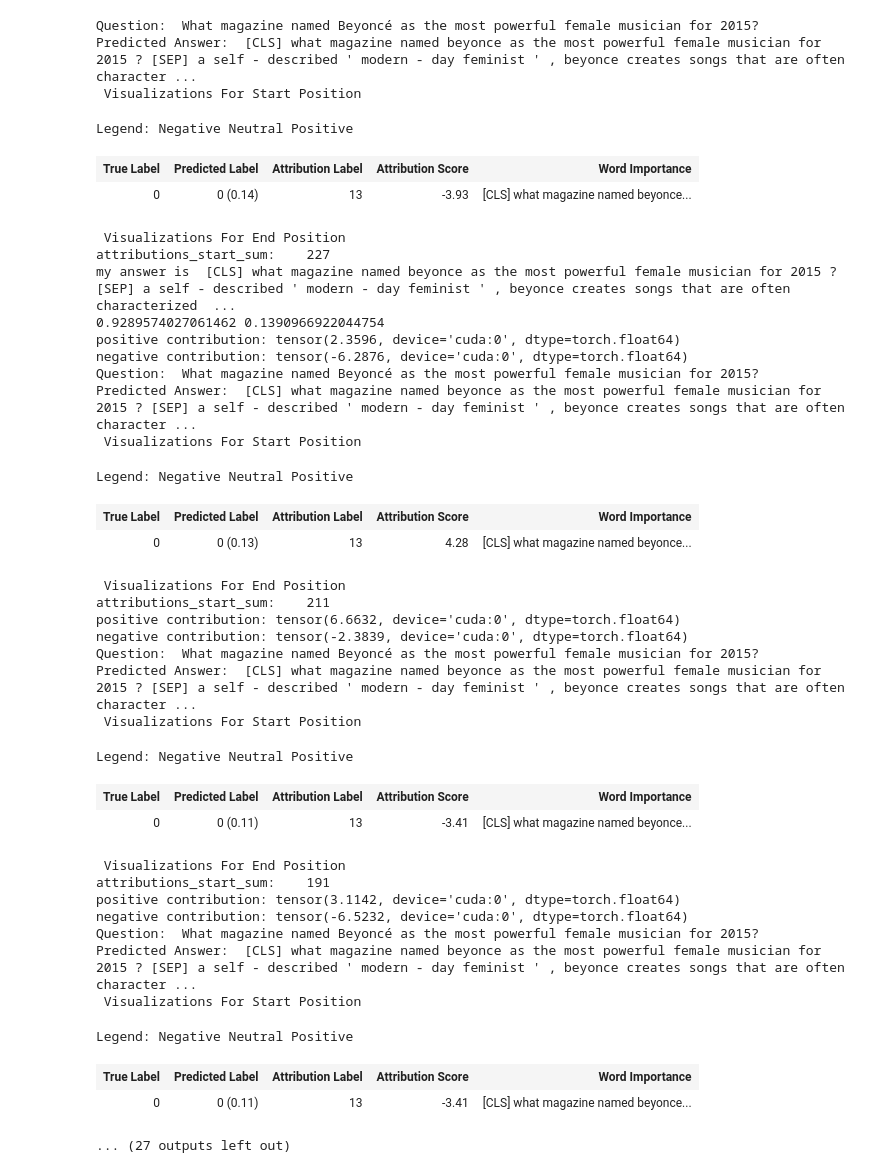
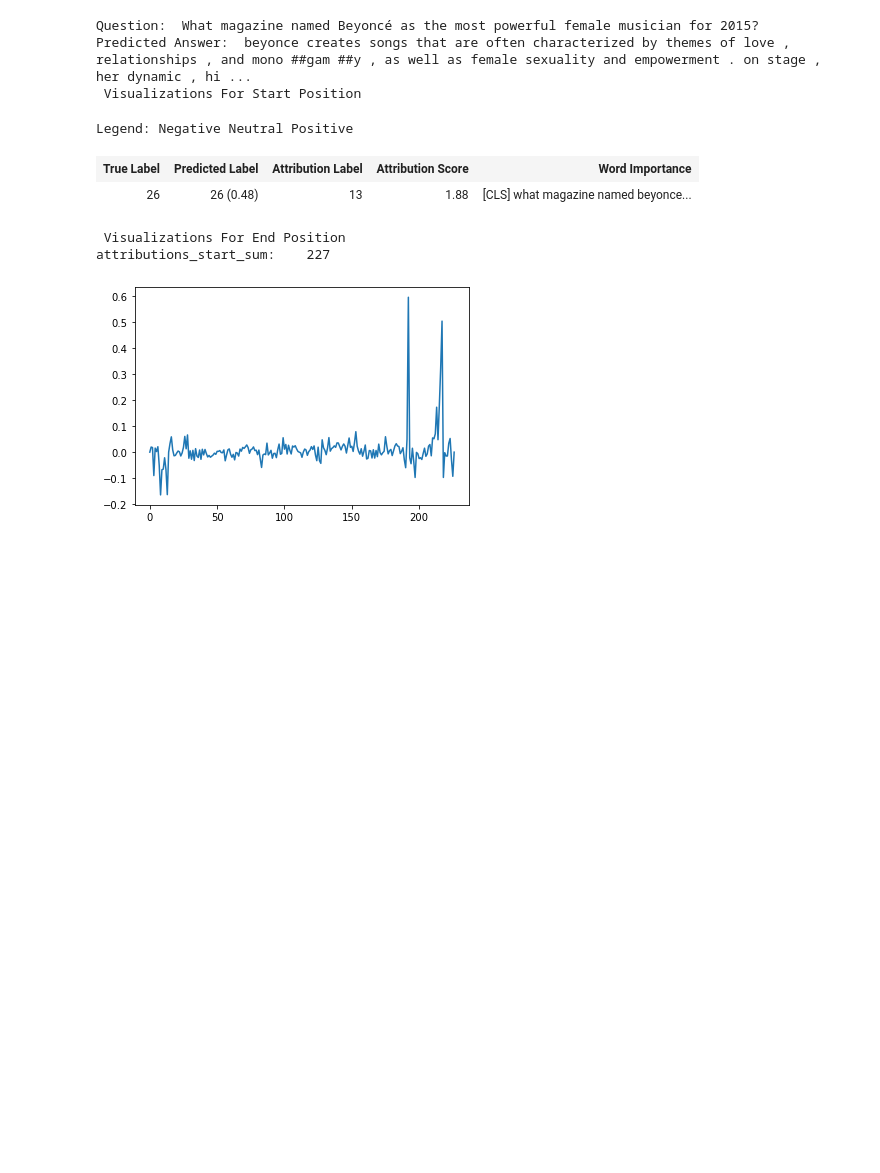
Before and after one commit to Gzk738/GZK_Code, a Jupyter notebook: XAI/2020sep09/随机权重.ipynb, the cells around one changed output. Cells and saved outputs as stored; diff of their text form; code cells hidden in the pictures; blank space fills up the shorter version.

```diff
--- a/XAI/2020sep09/随机权重.ipynb
+++ b/XAI/2020sep09/随机权重.ipynb
@@ -499,45 +499,22 @@ tensor([0.6554, 0.0811, 0.4496,  ..., 0.4133, 0.3582, 0.9404], device='cuda:0')
 # %%
 text = "A self-described 'modern-day feminist', Beyoncé creates songs that are often characterized by themes of love, relationships, and monogamy, as well as female sexuality and empowerment. On stage, her dynamic, highly choreographed performances have led to critics hailing her as one of the best entertainers in contemporary popular music. Throughout a career spanning 19 years, she has sold over 118 million records as a solo artist, and a further 60 million with Destiny's Child, making her one of the best-selling music artists of all time. She has won 20 Grammy Awards and is the most nominated woman in the award's history. The Recording Industry Association of America recognized her as the Top Certified Artist in America during the 2000s decade. In 2009, Billboard named her the Top Radio Songs Artist of the Decade, the Top Female Artist of the 2000s and their Artist of the Millennium in 2011. Time listed her among the 100 most influential people in the world in 2013 and 2014. Forbes magazine also listed her as the most powerful female musician of 2015."
 question = "What magazine named Beyoncé as the most powerful female musician for 2015?"
 
-cycle_prediction(10, question, text)
+all_tokens, attributions_start_sum, start_acc, end_acc,  an_index, start_scores, end_scores = pred_explain(text, question)
 # %% [output]
 Question:  What magazine named Beyoncé as the most powerful female musician for 2015?
-Predicted Answer:  [CLS] what magazine named beyonce as the most powerful female musician for 2015 ? [SEP] a self - described ' modern - day feminist ' , beyonce creates songs that are often character ...
+Predicted Answer:  beyonce creates songs that are often characterized by themes of love , relationships , and mono ##gam ##y , as well as female sexuality and empowerment . on stage , her dynamic , hi ...
  Visualizations For Start Position
 Legend: Negative Neutral Positive
 | True Label | Predicted Label | Attribution Label | Attribution Score | Word Importance |
-| 0 | 0 (0.14) | 13 | -3.93 | [CLS] what magazine named beyonce... |
+| 26 | 26 (0.48) | 13 | 1.88 | [CLS] what magazine named beyonce... |
  Visualizations For End Position
 attributions_start_sum:    227
-my answer is  [CLS] what magazine named beyonce as the most powerful female musician for 2015 ? [SEP] a self - described ' modern - day feminist ' , beyonce creates songs that are often characterized  ...
-0.9289574027061462 0.1390966922044754
-positive contribution: tensor(2.3596, device='cuda:0', dtype=torch.float64)
-negative contribution: tensor(-6.2876, device='cuda:0', dtype=torch.float64)
-Question:  What magazine named Beyoncé as the most powerful female musician for 2015?
-Predicted Answer:  [CLS] what magazine named beyonce as the most powerful female musician for 2015 ? [SEP] a self - described ' modern - day feminist ' , beyonce creates songs that are often character ...
- Visualizations For Start Position
-Legend: Negative Neutral Positive
-| True Label | Predicted Label | Attribution Label | Attribution Score | Word Importance |
-| 0 | 0 (0.13) | 13 | 4.28 | [CLS] what magazine named beyonce... |
- Visualizations For End Position
-attributions_start_sum:    211
-positive contribution: tensor(6.6632, device='cuda:0', dtype=torch.float64)
-negative contribution: tensor(-2.3839, device='cuda:0', dtype=torch.float64)
-Question:  What magazine named Beyoncé as the most powerful female musician for 2015?
-Predicted Answer:  [CLS] what magazine named beyonce as the most powerful female musician for 2015 ? [SEP] a self - described ' modern - day feminist ' , beyonce creates songs that are often character ...
- Visualizations For Start Position
-Legend: Negative Neutral Positive
-| True Label | Predicted Label | Attribution Label | Attribution Score | Word Importance |
-| 0 | 0 (0.11) | 13 | -3.41 | [CLS] what magazine named beyonce... |
- Visualizations For End Position
-attributions_start_sum:    191
-positive contribution: tensor(3.1142, device='cuda:0', dtype=torch.float64)
-negative contribution: tensor(-6.5232, device='cuda:0', dtype=torch.float64)
-Question:  What magazine named Beyoncé as the most powerful female musician for 2015?
-Predicted Answer:  [CLS] what magazine named beyonce as the most powerful female musician for 2015 ? [SEP] a self - described ' modern - day feminist ' , beyonce creates songs that are often character ...
- Visualizations For Start Position
-Legend: Negative Neutral Positive
-| True Label | Predicted Label | Attribution Label | Attribution Score | Word Importance |
-| 0 | 0 (0.11) | 13 | -3.41 | [CLS] what magazine named beyonce... |
-... (27 outputs left out)
+# %%
+attr_nomal = []
+for i, j in enumerate(attributions_start_sum):
+    attr_nomal.append(j)
+plt.plot(range(len(attr_nomal)), attr_nomal)
+plt.show()
+# %% [output]
+[figure, added]
```
Also changed, not shown: parts of 1 cell of this notebook, 22 other files.
